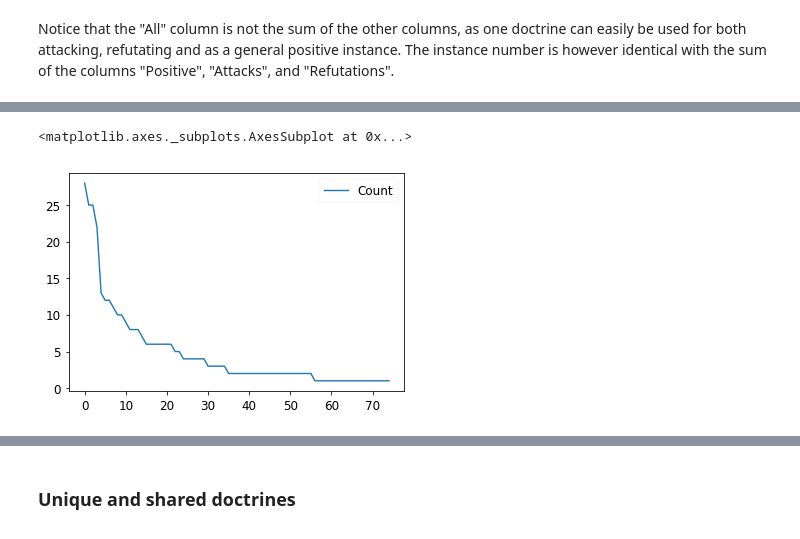
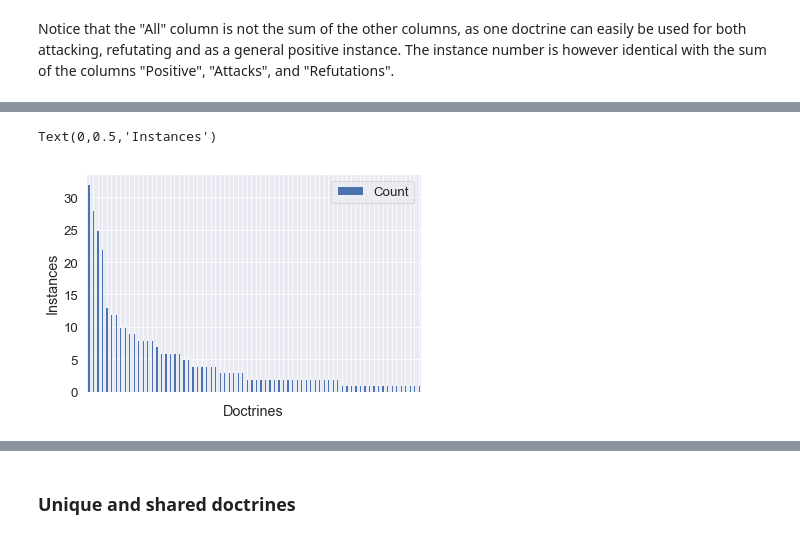
Before and after one commit to stenskjaer/dissertation-notebooks, a Jupyter notebook: self-knowledge-book-3.ipynb, the cells around one changed output, grey strips where cells are left out. Drawn from its saved outputs; the diff is of its cells as text; code cells hidden in the pictures.

```diff
--- a/self-knowledge-book-3.ipynb
+++ b/self-knowledge-book-3.ipynb
@@ -35,7 +26,7 @@ sns.set_context("paper", font_scale=1.5)
 
 #pd.set_option('display.max_colwidth', -1)
 # %%
-author_names = graph.run('MATCH (n:Author) where not n.name = "Aristotle" RETURN n.name ORDER BY n.name asc').to_data_frame()['n.name']
+author_names = graph.run('MATCH (n:Author)--(:Text)--(:Question)--(:Instance)--(:DissertationPart {chapter:3}) RETURN distinct n.name ORDER BY n.name asc').to_data_frame()['n.name']
 # %%
 author_names
 # %% [output]
@@ -54,52 +45,52 @@ Name: n.name, dtype: object
 ## Quantities
 # %%
 # Number of doctrines
-q = ("MATCH (d:Doctrine) RETURN count(d)")
+q = ("MATCH (d:Doctrine)--(:Instance)--(:DissertationPart {chapter:3}) RETURN count(distinct d)")
 total_doctrines = graph.run(q).evaluate()
 
 # Number of instances
-q = ("MATCH (i:Instance) RETURN count(i)")
+q = ("MATCH (i:Instance)--(:DissertationPart {chapter:3}) RETURN count(distinct i)")
 total_instances = graph.run(q).evaluate()
 
 # Number of conclusion doctrines
-q = ("MATCH (i:Instance {type:'Conclusion'})-[:OF]->(d:Doctrine) "
+q = ("MATCH (:DissertationPart {chapter:3})--(i:Instance {type:'Conclusion'})-[:OF]->(d:Doctrine) "
      "RETURN count(distinct d)")
 conclusion_doctrines = graph.run(q).evaluate()
 
 # Number of conclusion instances
-q = ("MATCH (i:Instance {type:'Conclusion'}) RETURN count(i)")
+q = ("MATCH (i:Instance)--(:DissertationPart {chapter:3}) RETURN count(distinct i)")
 conclusion_instances =  graph.run(q).evaluate()
 
 # Number of positive doctrines (doctrines with instances that are not in a rationes context)
-q = ("MATCH (i:Instance)--(d:Doctrine) "
+q = ("MATCH (d:Doctrine)--(i:Instance)--(:DissertationPart {chapter:3}) "
      "WHERE not exists(i.type) or i.type = 'Conclusion' "
      "RETURN count(distinct d)")
 positive_doctrines =  graph.run(q).evaluate()
 
 # Number of instances of positive doctrines
-q = ("MATCH (i:Instance)--(d:Doctrine) "
+q = ("MATCH (:DissertationPart {chapter:3})--(i:Instance)--(d:Doctrine) "
      "WHERE not exists(i.type) or i.type = 'Conclusion' "
      "RETURN count(distinct i)")
 positive_instances =  graph.run(q).evaluate()
 
 # Number of attacks doctrines
-q = ("MATCH (i:Instance {type:'Attack'})-[:OF]->(d:Doctrine) "
+q = ("MATCH (:DissertationPart {chapter:3})--(i:Instance {type:'Negative ratio'})-[:OF]->(d:Doctrine) "
      "RETURN count(distinct d)")
 attack_doctrines = graph.run(q).evaluate()
 
 # Number of attack instances
-q = ("MATCH (i:Instance {type:'Attack'}) "
+q = ("MATCH (:DissertationPart {chapter:3})--(i:Instance {type:'Negative ratio'}) "
      "RETURN count(i)")
 attack_instances = graph.run(q).evaluate()
 
 # Number of refutation doctrines
-q = ("MATCH (i:Instance {type:'Refutation'})-[:OF]->(d:Doctrine) "
+q = ("MATCH (:DissertationPart {chapter:3})--(i:Instance {type:'Refutation'})-[:OF]->(d:Doctrine) "
      "RETURN count(distinct d)")
 refutation_doctrines = graph.run(q).evaluate()
 
 # Number of refutation instances
-q = ("MATCH (i:Instance {type:'Refutation'}) "
-     "RETURN count(i)")
+q = ("MATCH (:DissertationPart {chapter:3})--(i:Instance {type:'Refutation'}) "
+     "RETURN count(distinct i)")
 refutation_instances = graph.run(q).evaluate()
 # %%
 quantities = {
@@ -152,6 +145,7 @@ Notice that the "All" column is not the sum of the other columns, as one doctrin
 # %%
 # Doctrine count distributions
-distributions = graph.run("match (a:Author)--(:Text)--(:Question)--(:Instance)--(d:Doctrine) "
+distributions = graph.run("match (a:Author)--(:Text)--(:Question)--(i:Instance)--(d:Doctrine) "
+                          "WHERE (i)--(:DissertationPart {chapter:3})"
                           "return count(distinct d) as cnt, a.name order by cnt desc").to_data_frame()
 distributions
 # %% [output]
@@ -183,7 +179,7 @@ distributions.describe()
 # %%
 # Doctrine count instance distributions
-q = ("MATCH (i:Instance)-[:OF|SUPPORTS|ATTACKS]-(d:Doctrine) "
-     "RETURN count(distinct i) as Count, d.description "
+q = ("MATCH (:DissertationPart {chapter:3})--(i:Instance)-[:OF|SUPPORTS|ATTACKS]-(d:Doctrine) "
+     "RETURN count(distinct i) as Count, d.description as Doctrine "
      "ORDER BY Count DESC")
 instance_distributions = graph.run(q).to_data_frame()
 instance_distributions
@@ -271,6 +274,9 @@ instance_distributions.describe()
 # %%
 # See the long tail of low frequency doctrines
-instance_distributions.plot()
+ax = instance_distributions.plot(kind='bar')
+ax.set_xticklabels([])
+ax.set_xlabel('Doctrines')
+ax.set_ylabel('Instances')
 # %% [output]
-<matplotlib.axes._subplots.AxesSubplot at 0x...>
+Text(0,0.5,'Instances')
-[figure, old version]
+[figure, new version]
```
Also changed, not shown: parts of 86 cells of this notebook.
